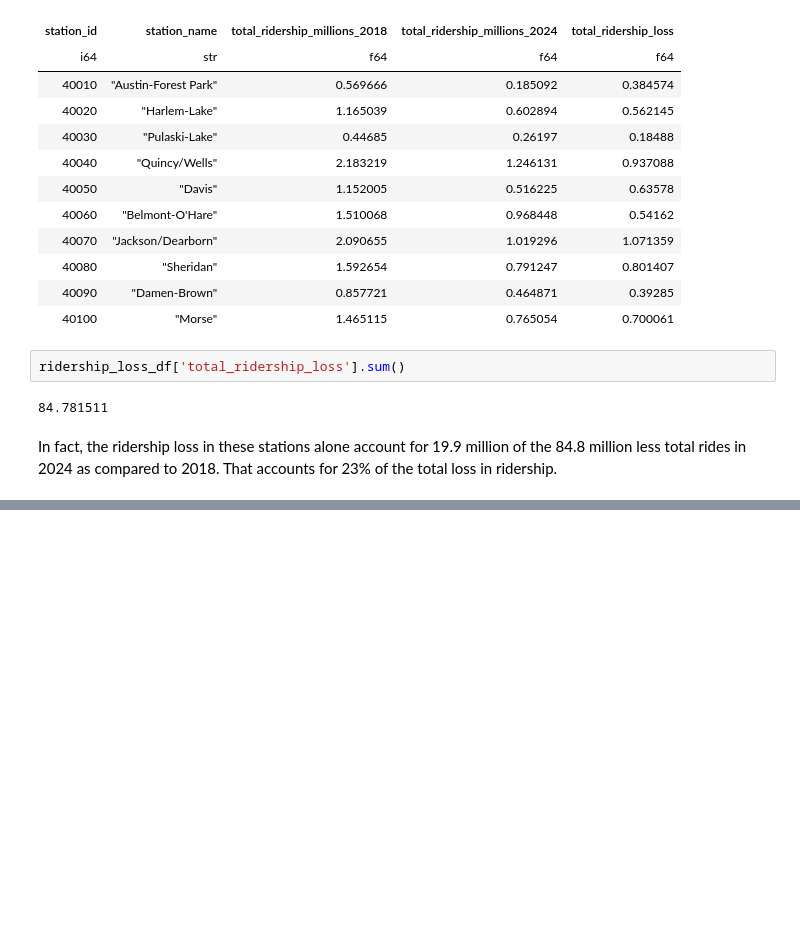
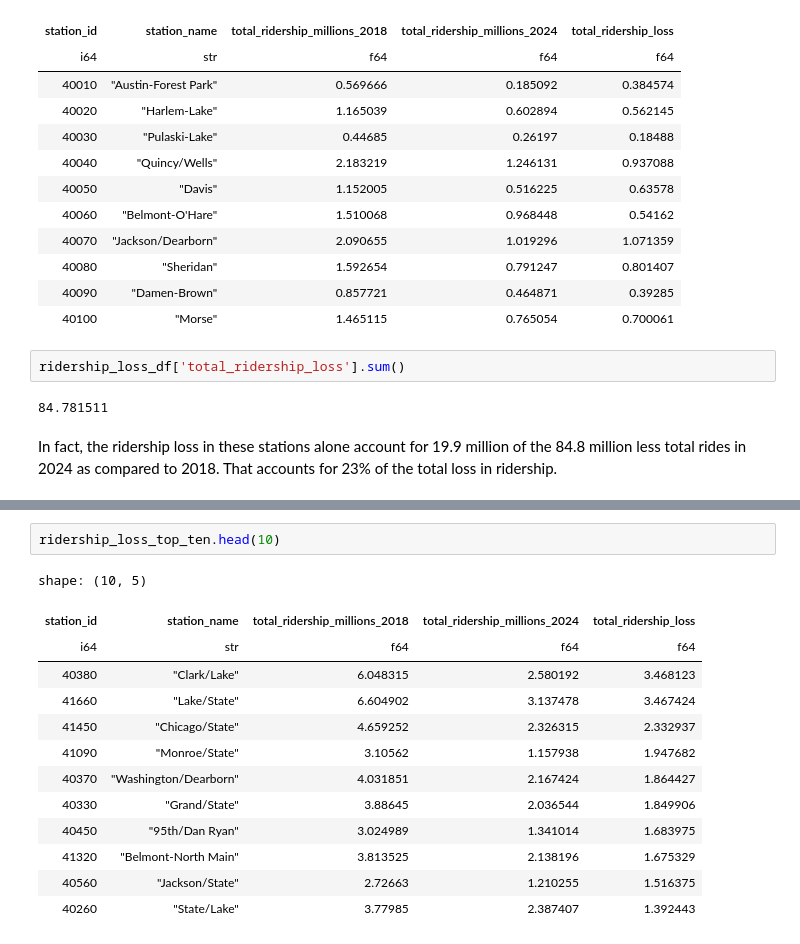
Before and after one commit to bryantco/cta-analysis, a Jupyter notebook: analyze_ridership.ipynb, the cells around one changed output, grey strips where cells are left out. Drawn from its saved outputs; the diff is of its cells as text; blank space fills up the shorter version.

```diff
--- a/analyze_ridership.ipynb
+++ b/analyze_ridership.ipynb
@@ -279,0 +294,16 @@ as compared to 2018. That accounts for 23% of the total loss in ridership.
+# %%
+ridership_loss_top_ten.head(10)
+# %% [output]
+shape: (10, 5)
+| station_id | station_name | total_ridership_millions_2018 | total_ridership_millions_2024 | total_ridership_loss |
+| i64 | str | f64 | f64 | f64 |
+| 40380 | "Clark/Lake" | 6.048315 | 2.580192 | 3.468123 |
+| 41660 | "Lake/State" | 6.604902 | 3.137478 | 3.467424 |
+| 41450 | "Chicago/State" | 4.659252 | 2.326315 | 2.332937 |
+| 41090 | "Monroe/State" | 3.10562 | 1.157938 | 1.947682 |
+| 40370 | "Washington/Dearborn" | 4.031851 | 2.167424 | 1.864427 |
+| 40330 | "Grand/State" | 3.88645 | 2.036544 | 1.849906 |
+| 40450 | "95th/Dan Ryan" | 3.024989 | 1.341014 | 1.683975 |
+| 41320 | "Belmont-North Main" | 3.813525 | 2.138196 | 1.675329 |
+| 40560 | "Jackson/State" | 2.72663 | 1.210255 | 1.516375 |
+| 40260 | "State/Lake" | 3.77985 | 2.387407 | 1.392443 |
```
Also changed, not shown: parts of 4 cells of this notebook.
